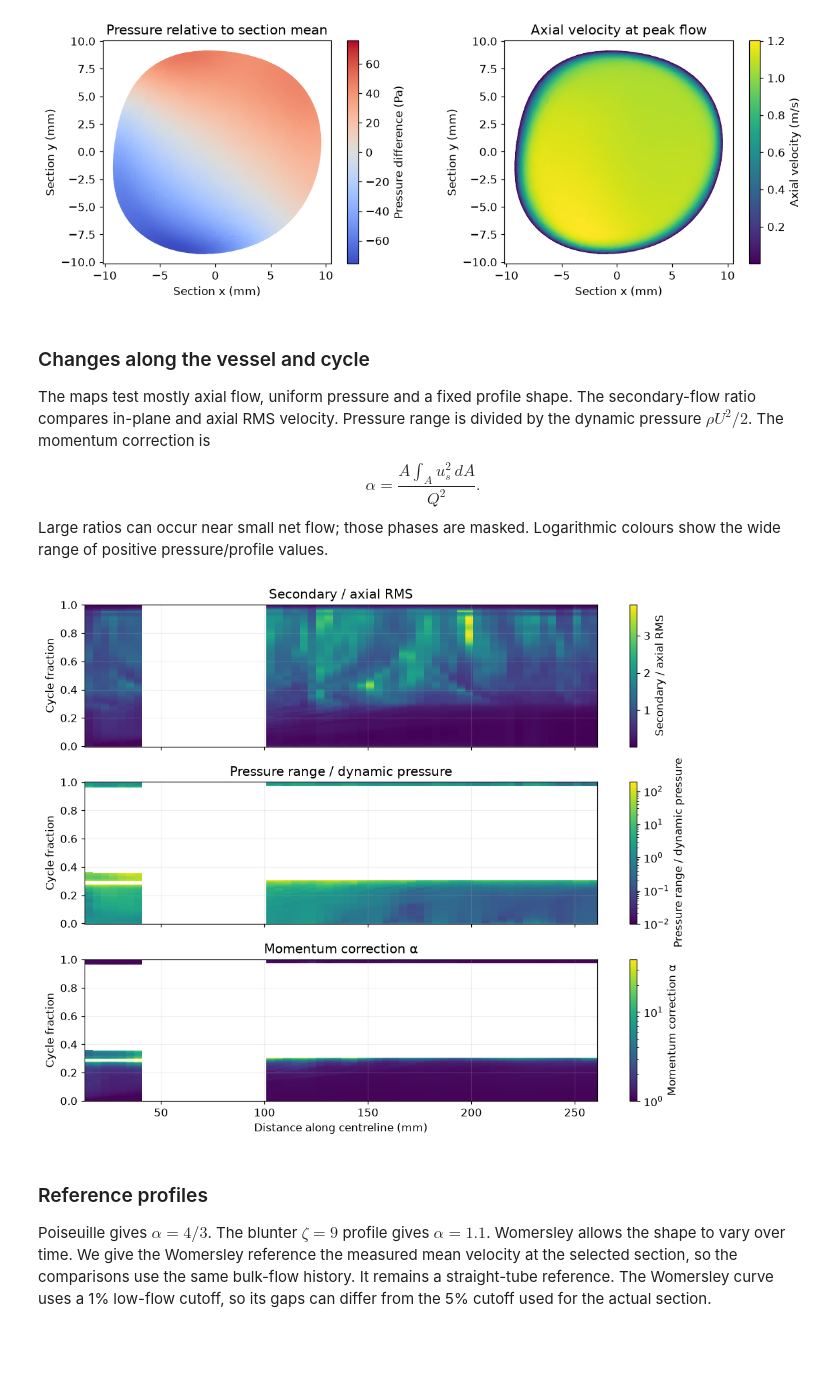
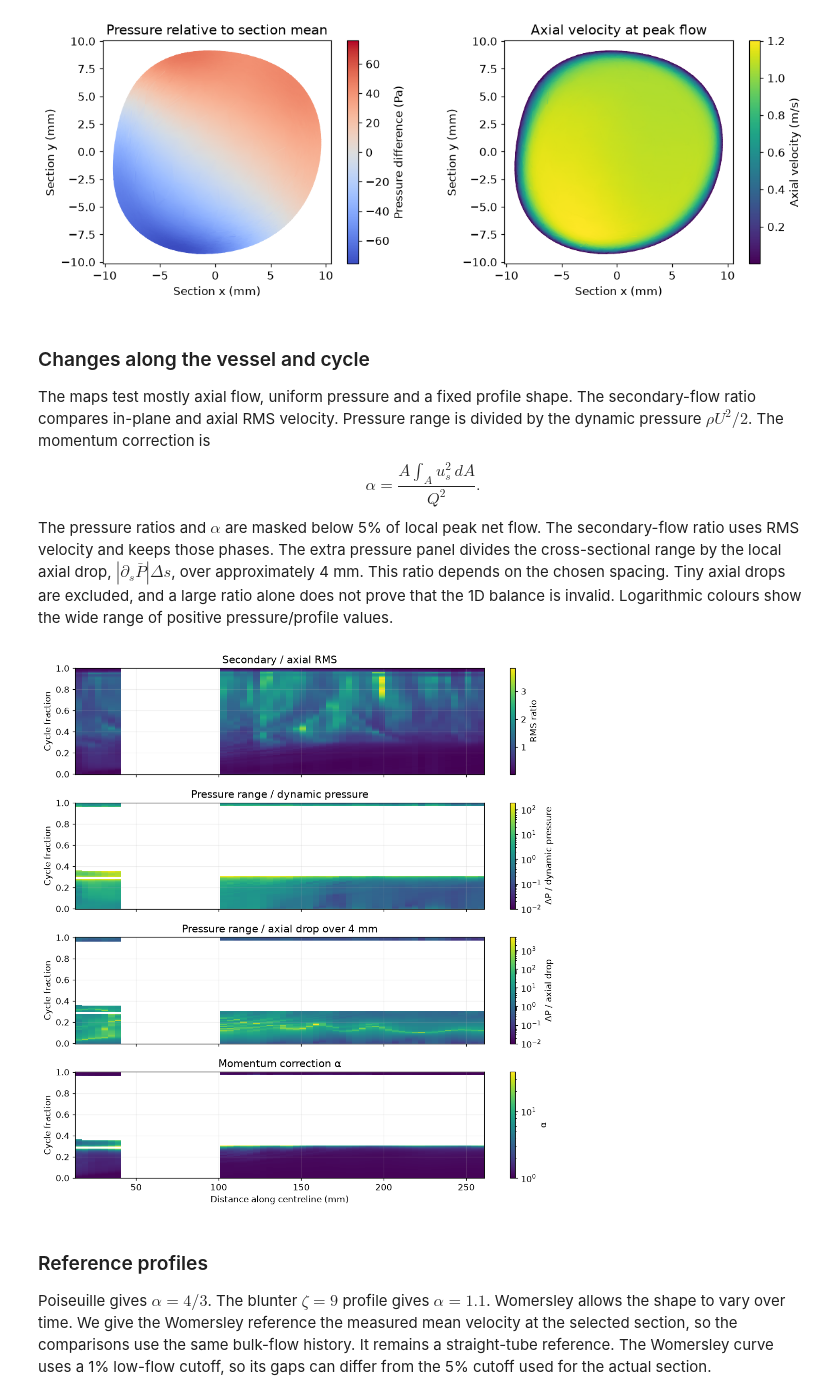
Before and after one commit to Nas010/from-physics-to-physiology-project-2, a Jupyter notebook: FtP_Aorta_1D_Assumptions.ipynb, the cells around one changed output. Drawn from its saved outputs; the diff is of its cells as text; code cells hidden in the pictures; blank space fills up the shorter version.

```diff
--- a/FtP_Aorta_1D_Assumptions.ipynb
+++ b/FtP_Aorta_1D_Assumptions.ipynb
@@ -115,8 +125,8 @@ ax.scatter(
     wall_points[:, 0],
     wall_points[:, 1],
     wall_points[:, 2],
-    s=1,
-    alpha=0.15,
+    s=2,
+    alpha=0.3,
     color="grey",
 )
 ax.plot(
@@ -125,6 +135,9 @@ ax.plot(
     positions[:, 2] * 1000,
     color="darkorange",
 )
+ax.set_box_aspect(np.ptp(geometry["wall"].points, axis=0))
+for axis in [ax.xaxis, ax.yaxis, ax.zaxis]:
+    axis.set_major_locator(plt.MaxNLocator(3))
 ax.set(xlabel="x (mm)", ylabel="y (mm)", zlabel="z (mm)", title="Aorta and centreline")
 save_figure("aorta_geometry")
 # %% [output]
@@ -281,18 +341,30 @@ interval refer to the saved cycle, not identified physiological phases.
 # %%
+mean_velocity = fields["U"][:, station]
+radius = geometry["radius_m"][station]
+local_reference = af.womersley_reference(time, mean_velocity, radius, nu, period)
+
 fig, ax = plt.subplots(figsize=(9, 4))
 profile_frames = [
-    (peak_frame, "Peak flow"),
-    (len(time) // 4, "Quarter interval"),
-    (len(time) // 2, "Half interval"),
+    (peak_frame, "Peak flow", "tab:blue"),
+    (len(time) // 4, "Quarter interval", "tab:orange"),
+    (len(time) // 2, "Half interval", "tab:green"),
 ]
-for frame, label in profile_frames:
+for frame, label, colour in profile_frames:
     section = af.get_section(sections, geometry, station, frame)
     ax.scatter(
         section["normalised_radius"],
         section["axial_velocity"],
         s=4,
         alpha=0.35,
+        color=colour,
         label=label,
+    )
+    ax.plot(
+        local_reference["r"] / radius,
+        local_reference["velocity"][frame],
+        "--",
+        color=colour,
+        label=f"Womersley {label}",
     )
 ax.set(
     xlabel="Distance from centreline / equivalent radius",
@@ -357,38 +429,54 @@ shape. The secondary-flow ratio compares in-plane and axial RMS velocity.
 Pressure range is divided by the dynamic pressure $\rho U^2/2$.
 The momentum correction is
 $$\alpha=\frac{A\int_A u_s^2\,dA}{Q^2}.$$
-Large ratios can occur near small net flow; those phases are masked.
+The pressure ratios and $\alpha$ are masked below 5% of local peak net
+flow. The secondary-flow ratio uses RMS velocity and keeps those phases.
+The extra pressure panel divides the cross-sectional range by the local
+axial drop, $|\partial_s\bar P|\Delta s$, over approximately 4 mm. This
+ratio depends on the chosen spacing. Tiny axial drops are excluded, and
+a large ratio alone does not prove that the 1D balance is invalid.
 Logarithmic colours show the wide range of positive pressure/profile values.
 # %%
-fig, axes = plt.subplots(3, 1, sharex=True, figsize=(10, 8))
+fig, axes = plt.subplots(4, 1, sharex=True, figsize=(10, 10))
 map_items = [
     ("secondary_ratio", "Secondary / axial RMS", None),
     (
         "pressure_dynamic_ratio",
         "Pressure range / dynamic pressure",
         LogNorm(vmin=0.01, vmax=np.nanmax(fields["pressure_dynamic_ratio"])),
+    ),
+    (
+        "pressure_axial_ratio",
+        "Pressure range / axial drop over 4 mm",
+        LogNorm(vmin=0.01, vmax=np.nanmax(fields["pressure_axial_ratio"])),
     ),
     (
         "alpha",
         "Momentum correction α",
         LogNorm(vmin=1, vmax=np.nanmax(fields["alpha"])),
     ),
 ]
 for ax, (name, label, colour_scale) in zip(axes, map_items):
     image = ax.pcolormesh(
         s * 1000,
         time / period,
         fields[name],
         shading="auto",
         cmap="viridis",
         norm=colour_scale,
     )
     ax.set(ylabel="Cycle fraction", title=label)
-    fig.colorbar(image, ax=ax, label=label)
+    colour_labels = {
+        "secondary_ratio": "RMS ratio",
+        "pressure_dynamic_ratio": "ΔP / dynamic pressure",
+        "pressure_axial_ratio": "ΔP / axial drop",
+        "alpha": "α",
+    }
+    fig.colorbar(image, ax=ax, label=colour_labels[name])
 axes[-1].set_xlabel("Distance along centreline (mm)")
 save_figure("pressure_and_profile_maps")
 # %% [output]
-[figure, old version]
+[figure, new version]
 # %% [markdown]
 ### Reference profiles
 
```
Also changed, not shown: parts of 20 cells of this notebook, 32 other files.
